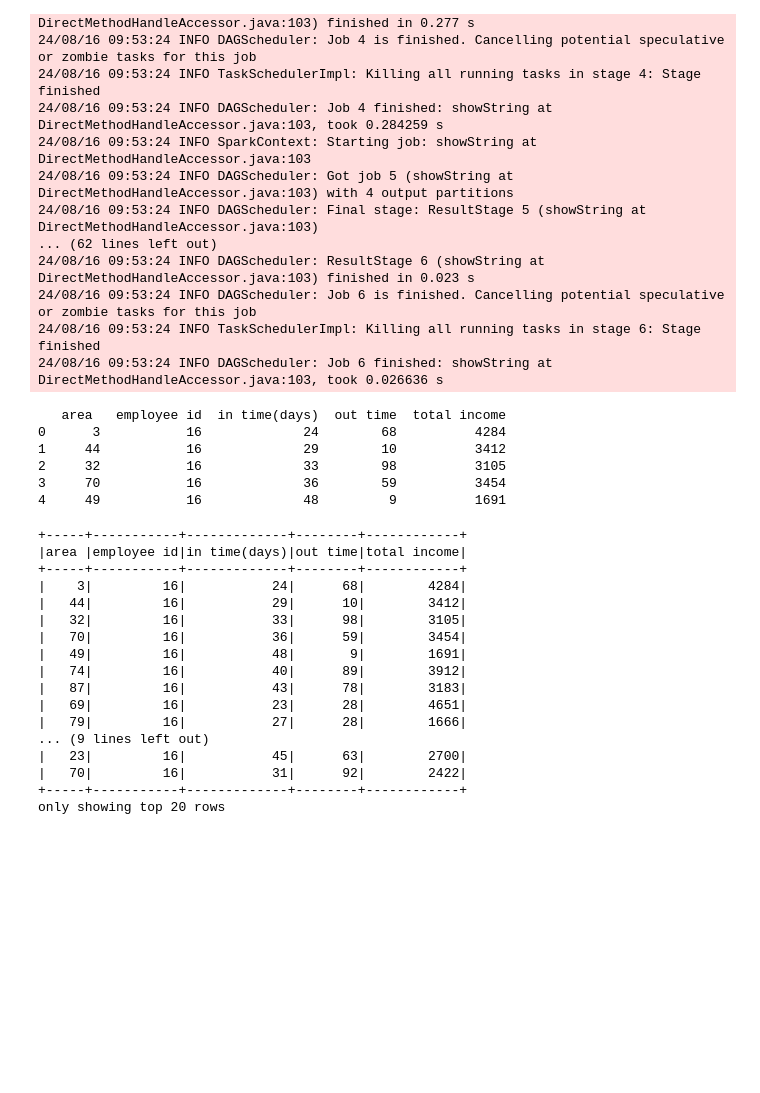
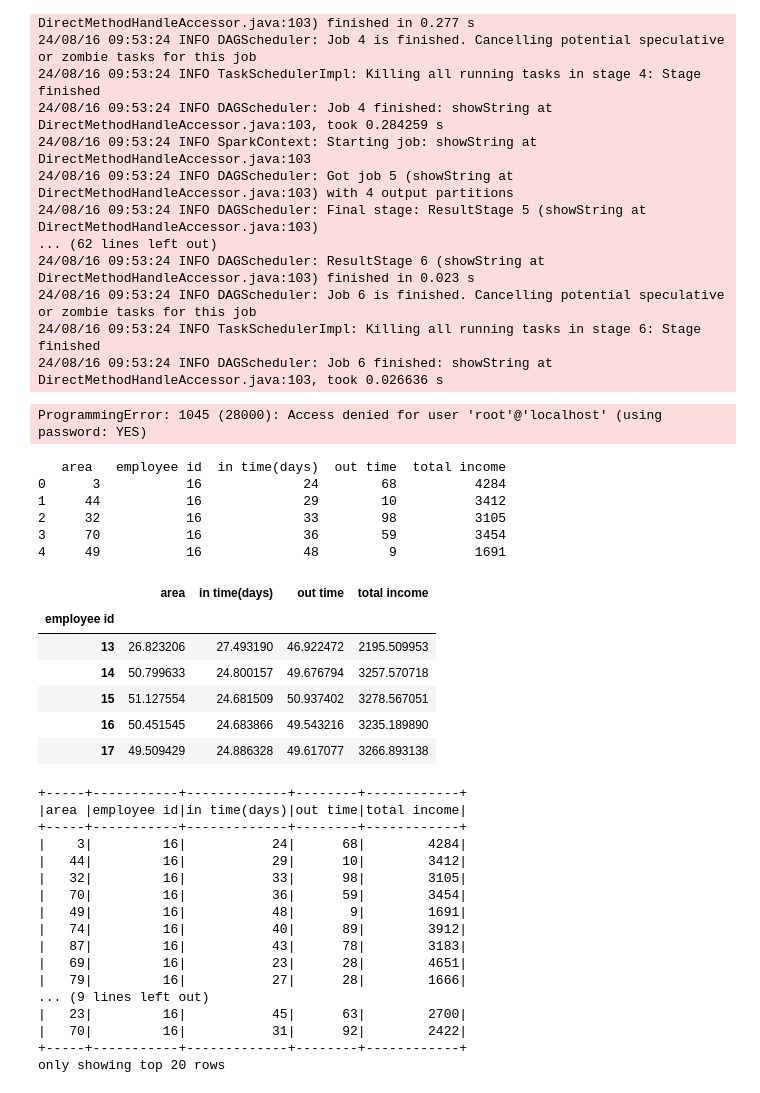
Before and after one commit to p4r1t05h/Machine_Learning_Training, a Jupyter notebook: Data_Engineer.ipynb, the cells around one changed output. Drawn from its saved outputs; the diff is of its cells as text; code cells hidden in the pictures; blank space fills up the shorter version.

```diff
--- a/Data_Engineer.ipynb
+++ b/Data_Engineer.ipynb
@@ -331,33 +331,30 @@ result.show()
 24/08/16 09:53:24 INFO TaskSchedulerImpl: Killing all running tasks in stage 6: Stage finished
 24/08/16 09:53:24 INFO DAGScheduler: Job 6 finished: showString at DirectMethodHandleAccessor.java:103, took 0.026636 s
 # %%
-from pyspark.sql import SparkSession
+import datetime
+import mysql.connector
 
-# Specify the path to the MySQL JDBC driver
-jdbc_driver_path = "/path/to/mysql-connector-java-8.0.32.jar"
+cnx = mysql.connector.connect(user='root', password='root',
+                              host='localhost',
+                              database='ML_Learning')
+cursor = cnx.cursor()
 
-# Initialize a Spark session with the JDBC driver
-spark = SparkSession.builder \
-    .appName("MySQL-PySpark-Connection") \
-    .config("spark.jars", jdbc_driver_path) \
-    .getOrCreate()
+query = ("SELECT first_name, last_name, hire_date FROM employees "
+         "WHERE hire_date BETWEEN %s AND %s")
 
-# MySQL connection properties
-jdbc_url = "jdbc:mysql://localhost:3306/mydatabase"
-connection_properties = {
-    "user": "root",
-    "password": "your_password",
-    "driver": "com.mysql.cj.jdbc.Driver"
-}
+hire_start = datetime.date(1999, 1, 1)
+hire_end = datetime.date(1999, 12, 31)
 
-# Fetch data from a MySQL table
-df = spark.read.jdbc(url=jdbc_url, table="my_table", properties=connection_properties)
+cursor.execute(query, (hire_start, hire_end))
 
-# Show the data
-df.show()
+for (first_name, last_name, hire_date) in cursor:
+  print("{}, {} was hired on {:%d %b %Y}".format(
+    last_name, first_name, hire_date))
 
-# Stop the Spark session
-spark.stop()
+cursor.close()
+cnx.close()
+# %% [output]
+ProgrammingError: 1045 (28000): Access denied for user 'root'@'localhost' (using password: YES)
 # %%
 import pandas as pd
 import glob
@@ -383,6 +380,16 @@ print(tf.head())
 2     32           16             33        98          3105
 3     70           16             36        59          3454
 4     49           16             48         9          1691
+# %%
+tf.groupby(['employee id']).mean('area ')
+# %% [output]
+|  | area | in time(days) | out time | total income |
+| employee id |  |  |  |  |
+| 13 | 26.823206 | 27.493190 | 46.922472 | 2195.509953 |
+| 14 | 50.799633 | 24.800157 | 49.676794 | 3257.570718 |
+| 15 | 51.127554 | 24.681509 | 50.937402 | 3278.567051 |
+| 16 | 50.451545 | 24.683866 | 49.543216 | 3235.189890 |
+| 17 | 49.509429 | 24.886328 | 49.617077 | 3266.893138 |
 # %%
 sptf = spark.createDataFrame(tf)
 # %%
```
Also changed, not shown: parts of 21 cells of this notebook, 11 other files.
